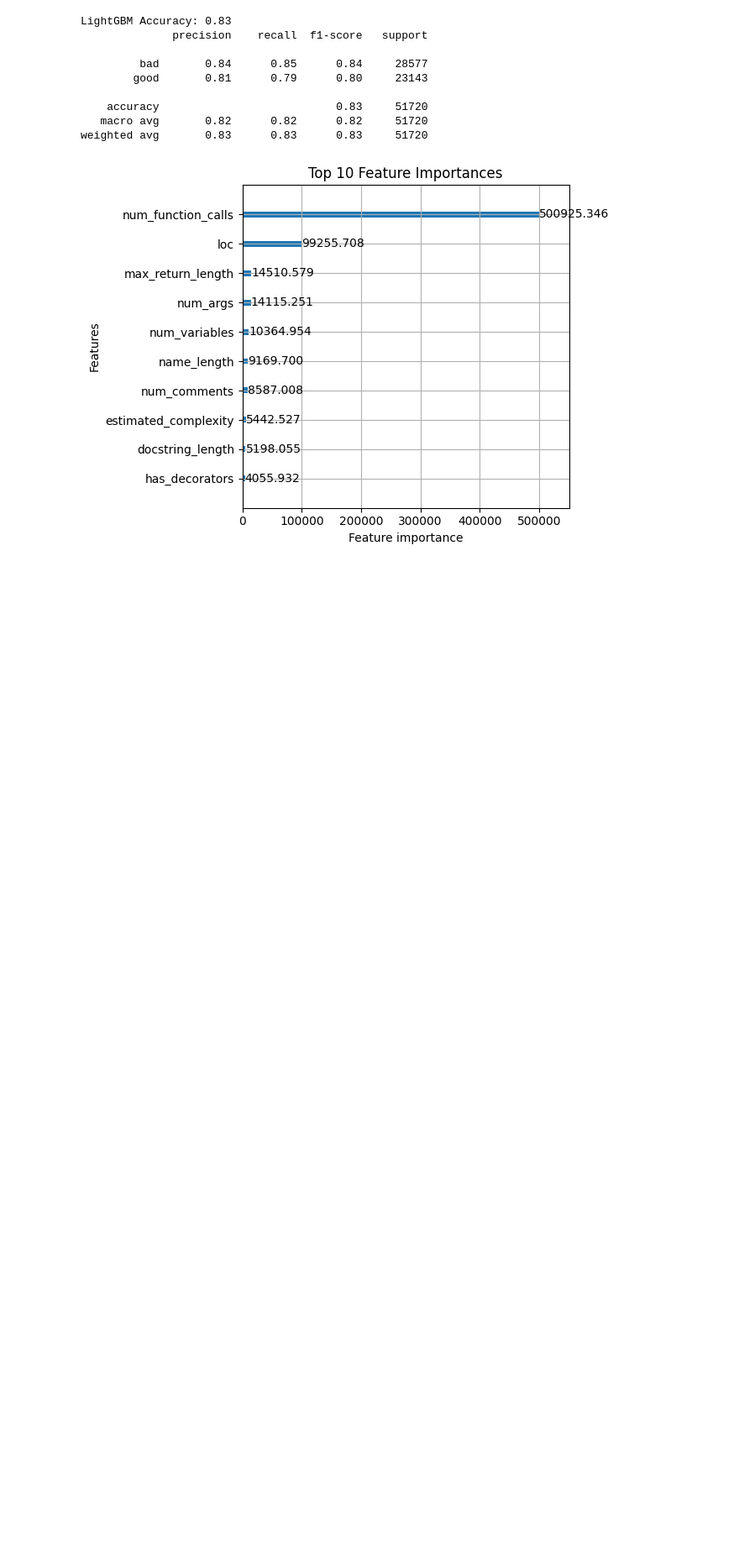
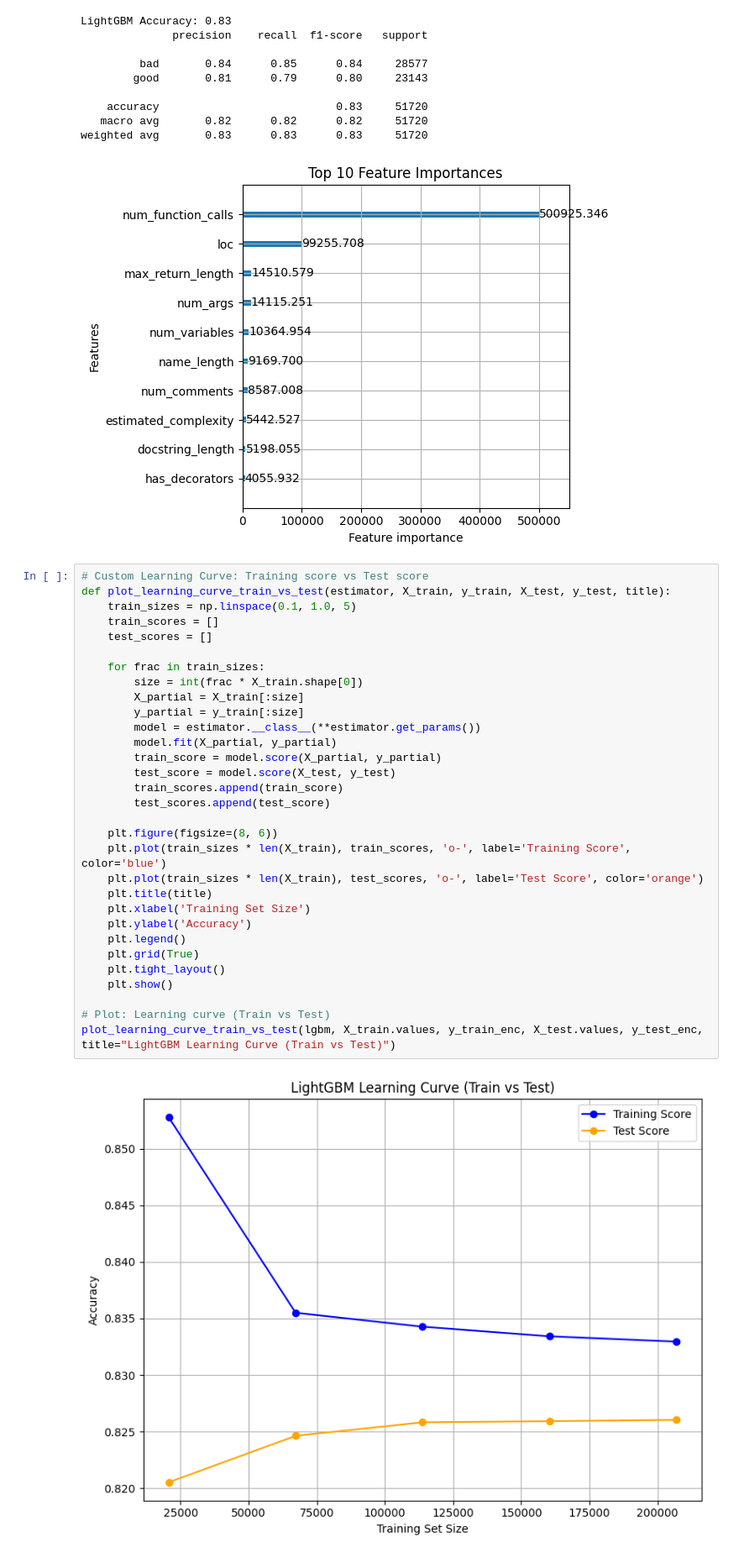
Before and after one commit to CodeQualityX/code-quality-assessor, a Jupyter notebook: notebooks/LightGBM.ipynb, the cells around one changed output. Shown at 84% size. Cells and saved outputs as stored; diff of their text form; blank space fills up the shorter version.

Commit message:
Add LightGBM  model with accuracy 83%%

```diff
--- a/notebooks/LightGBM.ipynb
+++ b/notebooks/LightGBM.ipynb
@@ -50,3 +50,36 @@ LightGBM Accuracy: 0.83
    macro avg       0.82      0.82      0.82     51720
 weighted avg       0.83      0.83      0.83     51720
 [figure]
+# %%
+# Custom Learning Curve: Training score vs Test score
+def plot_learning_curve_train_vs_test(estimator, X_train, y_train, X_test, y_test, title):
+    train_sizes = np.linspace(0.1, 1.0, 5)
+    train_scores = []
+    test_scores = []
+
+    for frac in train_sizes:
+        size = int(frac * X_train.shape[0])
+        X_partial = X_train[:size]
+        y_partial = y_train[:size]
+        model = estimator.__class__(**estimator.get_params())
+        model.fit(X_partial, y_partial)
+        train_score = model.score(X_partial, y_partial)
+        test_score = model.score(X_test, y_test)
+        train_scores.append(train_score)
+        test_scores.append(test_score)
+
+    plt.figure(figsize=(8, 6))
+    plt.plot(train_sizes * len(X_train), train_scores, 'o-', label='Training Score', color='blue')
+    plt.plot(train_sizes * len(X_train), test_scores, 'o-', label='Test Score', color='orange')
+    plt.title(title)
+    plt.xlabel('Training Set Size')
+    plt.ylabel('Accuracy')
+    plt.legend()
+    plt.grid(True)
+    plt.tight_layout()
+    plt.show()
+
+# Plot: Learning curve (Train vs Test)
+plot_learning_curve_train_vs_test(lgbm, X_train.values, y_train_enc, X_test.values, y_test_enc, title="LightGBM Learning Curve (Train vs Test)")
+# %% [output]
+[figure, added]
```
